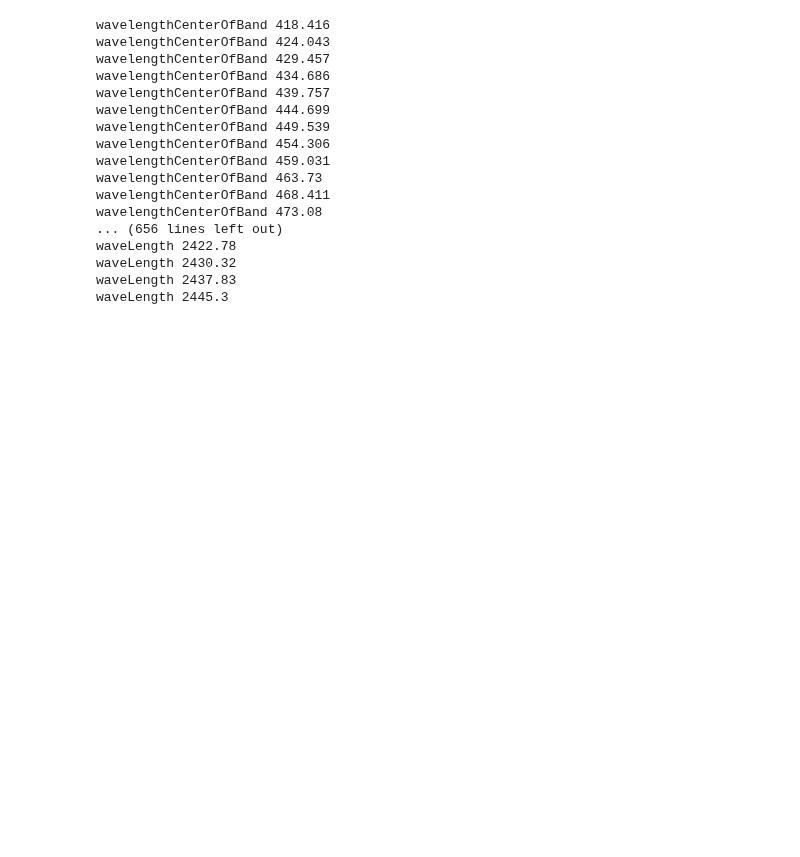
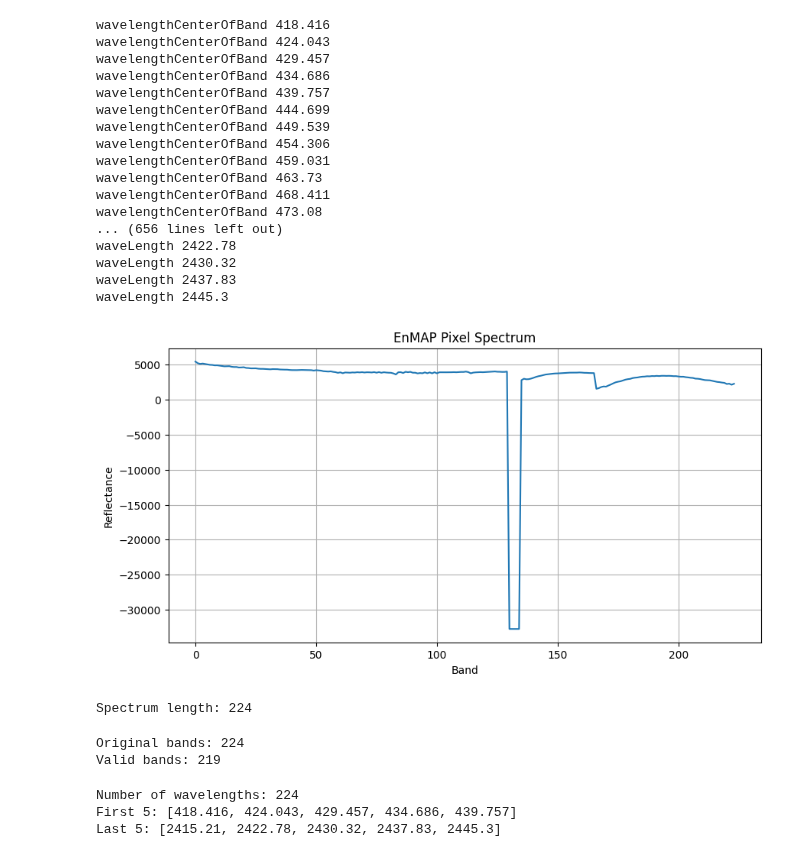
Before and after one commit to ECOMINE-IN/Geomind, a Jupyter notebook: notebooks/04_hyperspectral.ipynb, the cells around one changed output. Cells and saved outputs as stored; diff of their text form; code cells hidden in the pictures; blank space fills up the shorter version.

Commit message:
Started finding mineral spots in the enmap

```diff
--- a/notebooks/04_hyperspectral.ipynb
+++ b/notebooks/04_hyperspectral.ipynb
@@ -209,3 +209,61 @@ waveLength 2422.78
 waveLength 2430.32
 waveLength 2437.83
 waveLength 2445.3
+# %%
+import matplotlib.pyplot as plt
+import numpy as np
+
+# center pixel
+row = cube.shape[1] // 2
+col = cube.shape[2] // 2
+
+spectrum = cube[:, row, col]
+
+plt.figure(figsize=(10,5))
+plt.plot(spectrum)
+plt.title("EnMAP Pixel Spectrum")
+plt.xlabel("Band")
+plt.ylabel("Reflectance")
+plt.grid(True)
+plt.show()
+
+print("Spectrum length:", len(spectrum))
+# %% [output]
+[figure, added]
+Spectrum length: 224
+# %%
+import numpy as np
+
+valid_mask = spectrum != -32768
+
+clean_spectrum = spectrum[valid_mask]
+
+print("Original bands:", len(spectrum))
+print("Valid bands:", len(clean_spectrum))
+# %% [output]
+Original bands: 224
+Valid bands: 219
+# %%
+import xml.etree.ElementTree as ET
+
+xml_file = "../data/raw/enmap/ENMAP01-____L2A-DT0000196102_20260602T192751Z_004_V010506_20260603T090712Z-METADATA.XML"
+
+tree = ET.parse(xml_file)
+root = tree.getroot()
+
+wavelengths = []
+
+for elem in root.iter():
+    if "wavelengthCenterOfBand" in elem.tag:
+        try:
+            wavelengths.append(float(elem.text))
+        except:
+            pass
+
+print("Number of wavelengths:", len(wavelengths))
+print("First 5:", wavelengths[:5])
+print("Last 5:", wavelengths[-5:])
+# %% [output]
+Number of wavelengths: 224
+First 5: [418.416, 424.043, 429.457, 434.686, 439.757]
+Last 5: [2415.21, 2422.78, 2430.32, 2437.83, 2445.3]
```
Also changed, not shown: parts of 5 cells of this notebook.
